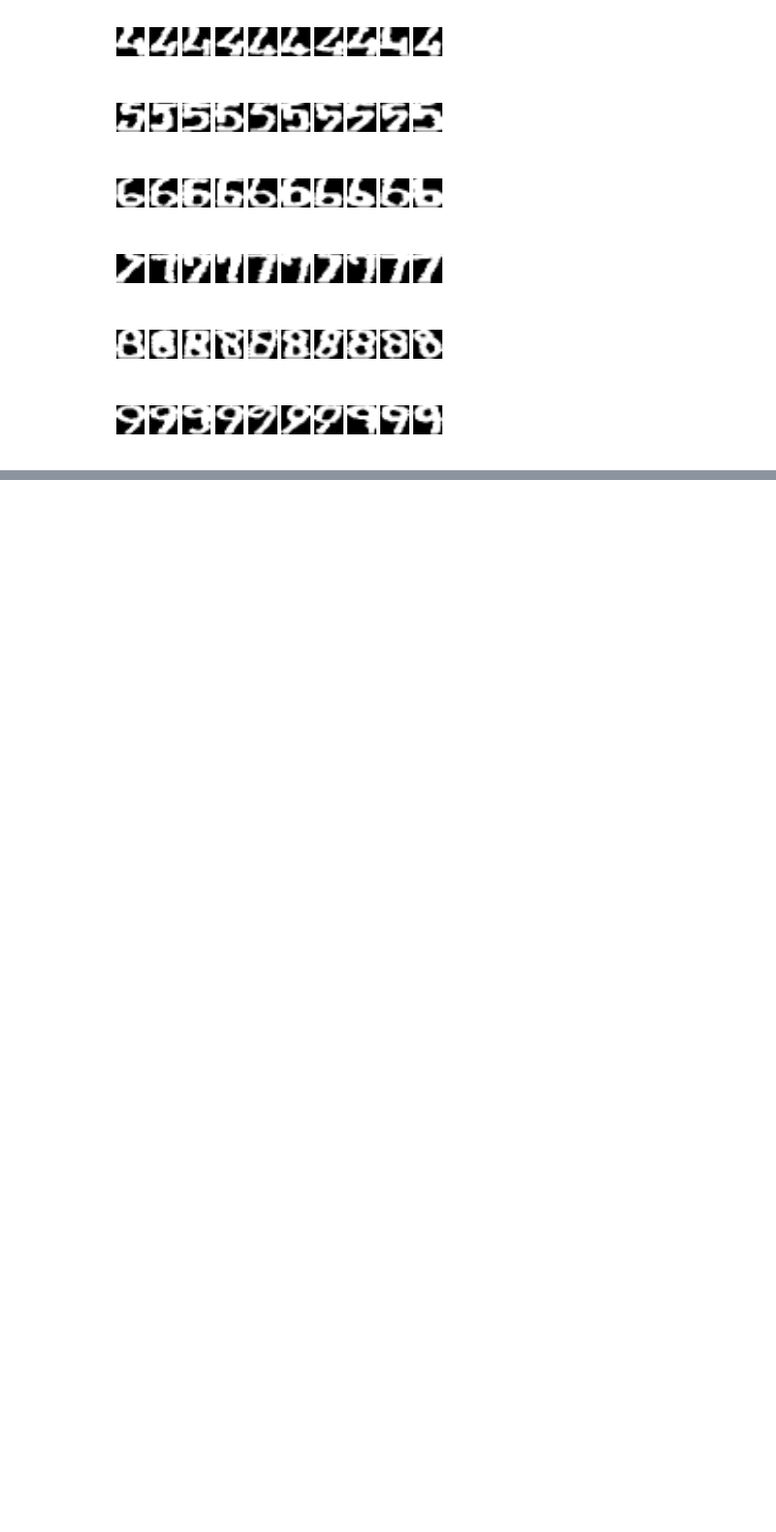
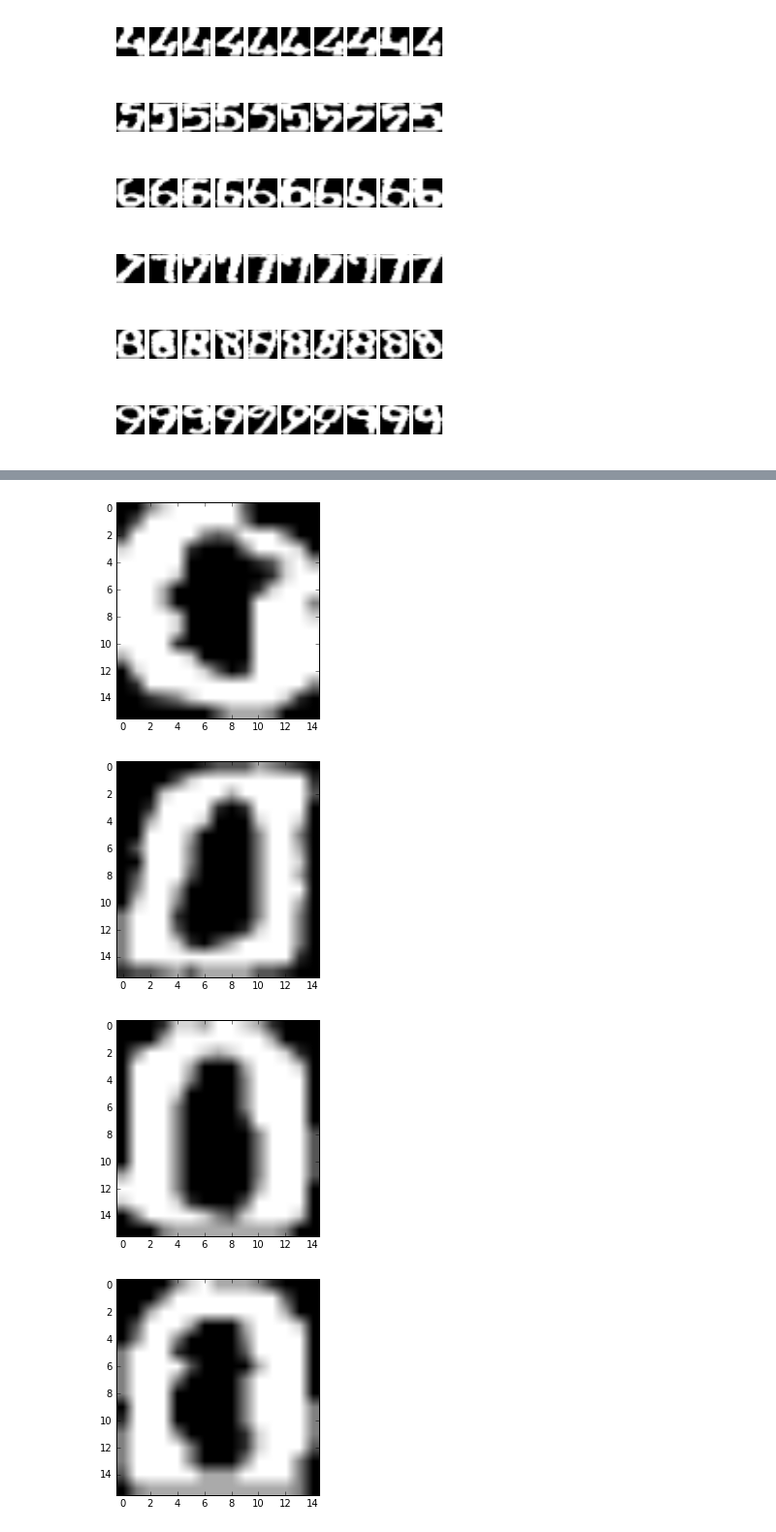
Before and after one commit to slchangtw/machine_learning_Jacobs, a Jupyter notebook: Kmeans.ipynb, the cells around one changed output, grey strips where cells are left out. Shown: that part at 97% size. Cells and saved outputs as stored; diff of their text form; code cells hidden in the pictures; blank space fills up the shorter version.

```diff
--- a/Kmeans.ipynb
+++ b/Kmeans.ipynb
@@ -74,0 +106,9 @@ a.fit(X)
+# %%
+cluster_200 = KMeans(n_clusters=200)
+cluster_200.fit(X)
+cluster_200.plot_centers(index=[0, 1, 2, 3, 4])
+# %% [output]
+[figure, added]
+[figure, added]
+[figure, added]
+[figure, added]
```
Also changed, not shown: parts of 5 cells of this notebook.
